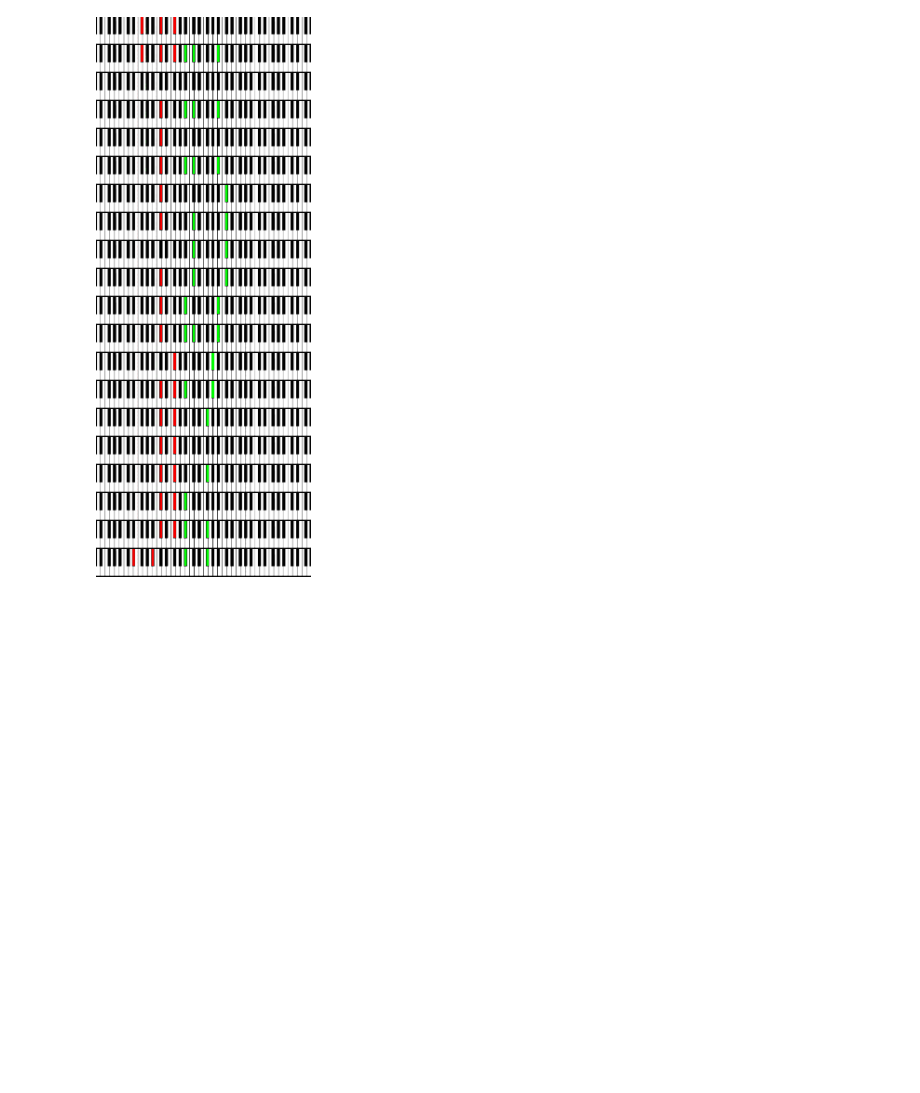
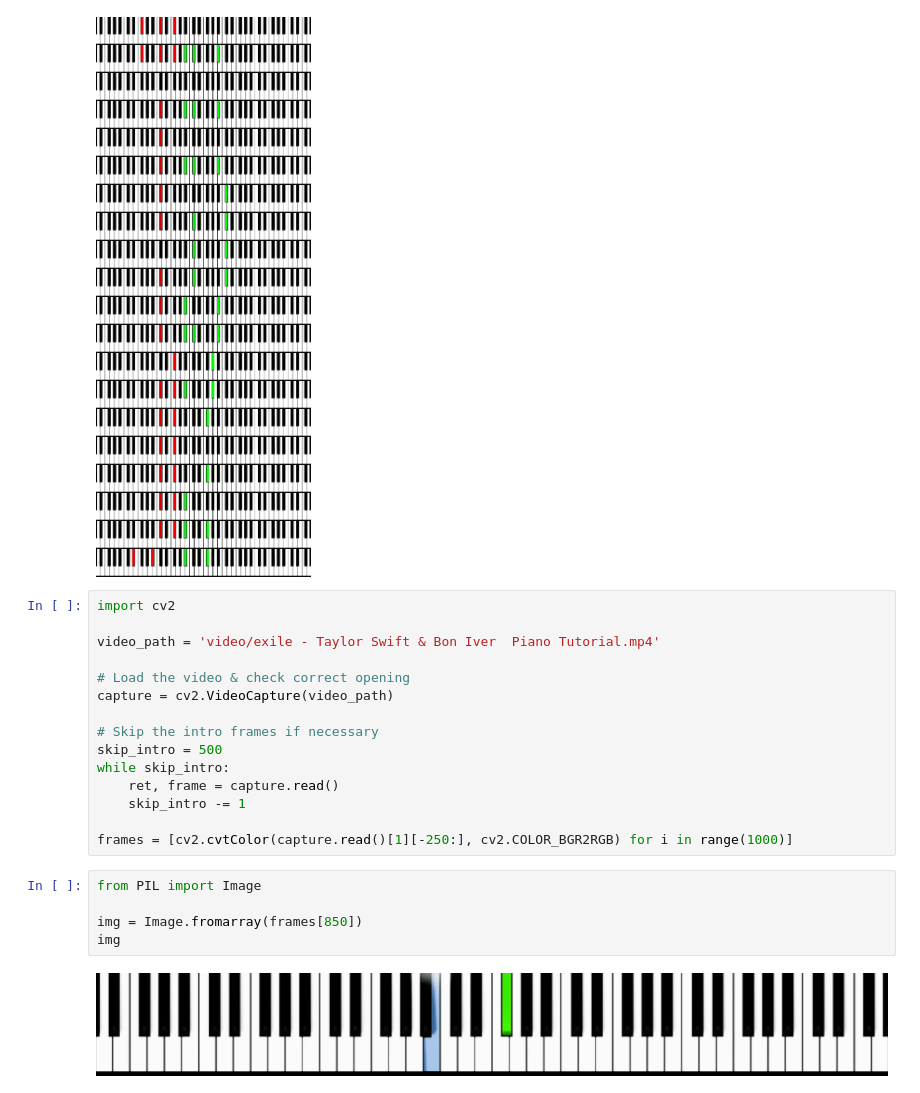
Before and after one commit to myscience/video-to-piano, a Jupyter notebook: Playground.ipynb, the cells around one changed output. Cells and saved outputs as stored; diff of their text form; blank space fills up the shorter version.

```diff
--- a/Playground.ipynb
+++ b/Playground.ipynb
@@ -394,3 +402,25 @@ frame_to_pil(np.vstack(frames[window]))
 [[], ['Bb-4', 'Db-4', 'Bb-3'], [], ['Bb-4', 'Db-4', 'Bb-3'], [], ['Bb-4', 'Db-4', 'Bb-3'], ['Db-5'], ['Db-5', 'Db-4'], ['Db-5', 'Db-4'], ['Db-5', 'Db-4'], ['Bb-4', 'Bb-3'], ['Bb-4', 'Db-4', 'Bb-3'], [ ...
 [2, 4, 2, 10, 2, 4, 1, 6, 1, 11, 1, 11, 1, 5, 6, 1, 5, 2, 4, 24]
 [figure]
+# %%
+import cv2
+
+video_path = 'video/exile - Taylor Swift & Bon Iver  Piano Tutorial.mp4'
+
+# Load the video & check correct opening
+capture = cv2.VideoCapture(video_path)
+
+# Skip the intro frames if necessary
+skip_intro = 500
+while skip_intro:
+    ret, frame = capture.read()
+    skip_intro -= 1
+
+frames = [cv2.cvtColor(capture.read()[1][-250:], cv2.COLOR_BGR2RGB) for i in range(1000)]
+# %%
+from PIL import Image
+
+img = Image.fromarray(frames[850])
+img
+# %% [output]
+[figure, added]
```
Also changed, not shown: parts of 20 cells of this notebook, 9 other files.
